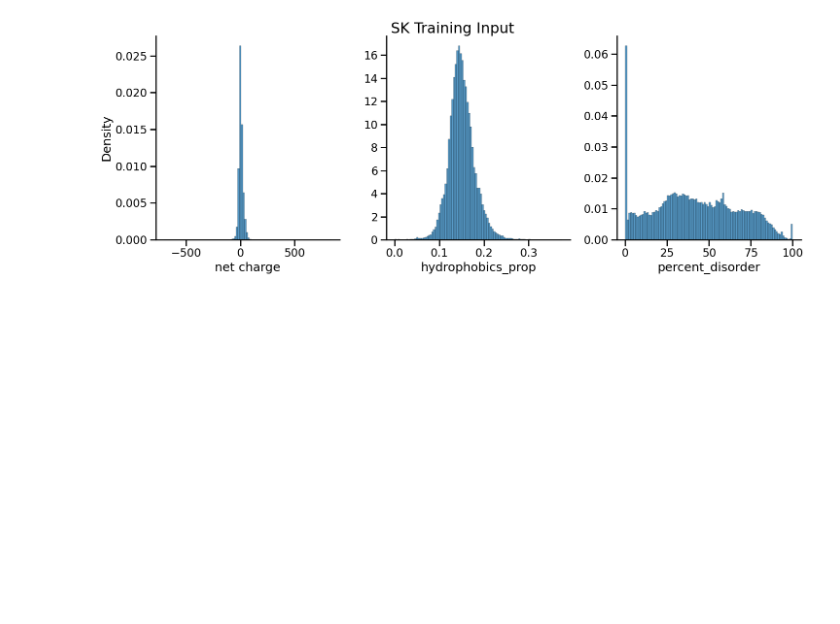
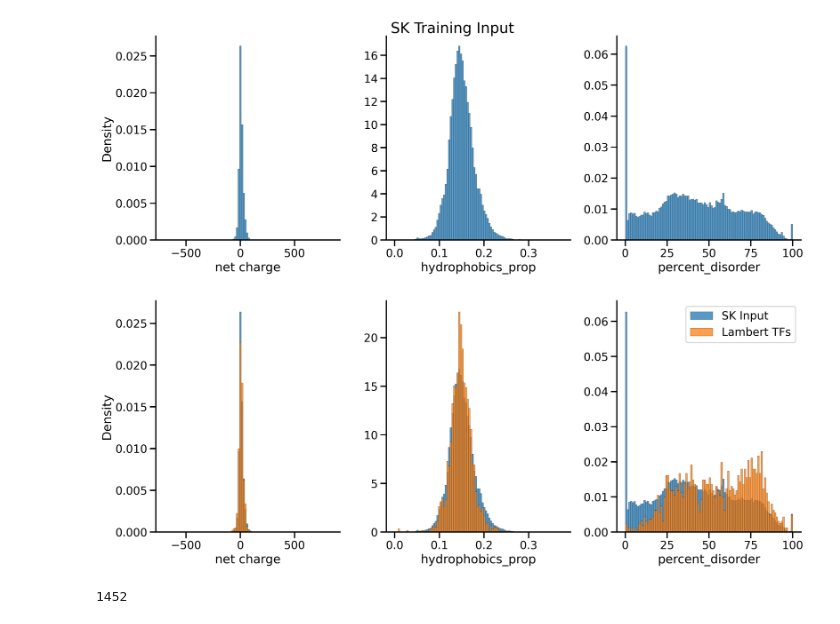
Before and after one commit to sanjanakotha/consensus_AD_predictor, a Jupyter notebook: notebooks/SK input properties.ipynb, the cells around one changed output. Saved outputs shown, nothing was run; the diff lists cells and outputs as text; code cells hidden in the pictures; blank space fills up the shorter version.

Commit message:
Calculating input properties

```diff
--- a/notebooks/SK input properties.ipynb
+++ b/notebooks/SK input properties.ipynb
@@ -57,0 +87,16 @@ seq_df["percent_disorder"] = Parallel(
+# %%
+lambert_TFs = protfasta.read_fasta("../data/lambert_TFs_10-21-24_with_DBD_coords.fasta")
+lambert_TFs = pd.DataFrame({"id" : lambert_TFs.keys(), "seq" : lambert_TFs.values() })
+lambert_TFs
+# %%
+lambert_TFs["net charge"] = lambert_TFs["seq"].str.count('R') + lambert_TFs["seq"].str.count('K') - lambert_TFs["seq"].str.count('D') - lambert_TFs["seq"].str.count('E')
+lambert_TFs["hydrophobics_prop"] = (lambert_TFs["seq"].str.count('W') + lambert_TFs["seq"].str.count('F') + lambert_TFs["seq"].str.count('Y') + lambert_TFs["seq"].str.count('L')) / lambert_TFs["seq"].str.len()
+lambert_TFs
+# %%
+# Use joblib for parallelization and tqdm for progress
+lambert_TFs["percent_disorder"] = Parallel(
+    n_jobs=-1  # Use all cores
+)(
+    delayed(calc_percent_disorder)(seq)
+    for seq in tqdm(lambert_TFs["seq"], desc="Calculating disorder")
+)
@@ -72,3 +119,44 @@ plt.tight_layout()
 plt.show()
 # %% [output]
 [figure]
+# %%
+import numpy as np
+
+sns.set_context('talk')
+
+fig, axs = plt.subplots(1, 3, figsize=(15, 6), dpi=300)
+
+# Calculate bin edges for each property
+net_charge_bins = np.histogram_bin_edges(
+    np.concatenate([seq_df["net charge"], lambert_TFs["net charge"]]), bins=100
+)
+hydrophobics_prop_bins = np.histogram_bin_edges(
+    np.concatenate([seq_df["hydrophobics_prop"], lambert_TFs["hydrophobics_prop"]]), bins=100
+)
+percent_disorder_bins = np.histogram_bin_edges(
+    np.concatenate([seq_df["percent_disorder"], lambert_TFs["percent_disorder"]]), bins=100
+)
+
+# Plot histograms with shared bins
+sns.histplot(seq_df["net charge"], ax=axs[0], label="SK Input", stat='density', bins=net_charge_bins)
+sns.histplot(lambert_TFs["net charge"], ax=axs[0], label="Lambert TFs", stat='density', bins=net_charge_bins)
+
+sns.histplot(seq_df["hydrophobics_prop"], ax=axs[1], label="SK Input", stat='density', bins=hydrophobics_prop_bins)
+sns.histplot(lambert_TFs["hydrophobics_prop"], ax=axs[1], label="Lambert TFs", stat='density', bins=hydrophobics_prop_bins)
+
+sns.histplot(seq_df["percent_disorder"], ax=axs[2], label="SK Input", stat='density', bins=percent_disorder_bins)
+sns.histplot(lambert_TFs["percent_disorder"], ax=axs[2], label="Lambert TFs", stat='density', bins=percent_disorder_bins)
+
+axs[1].set_ylabel("")
+axs[2].set_ylabel("")
+sns.despine()
+plt.tight_layout()
+plt.legend()
+plt.show()
+# %% [output]
+[figure, added]
+# %%
+len(set(lambert_TFs["seq"]) & set(seq_df["seq"]))
+# Almost all lambert TFs are in my training set
+# %% [output]
+1452
```
Also changed, not shown: parts of 11 cells of this notebook.
